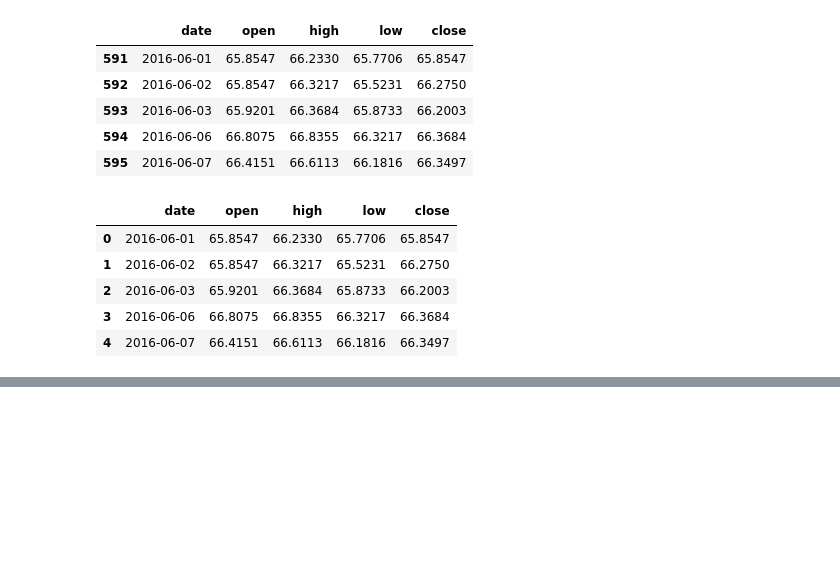
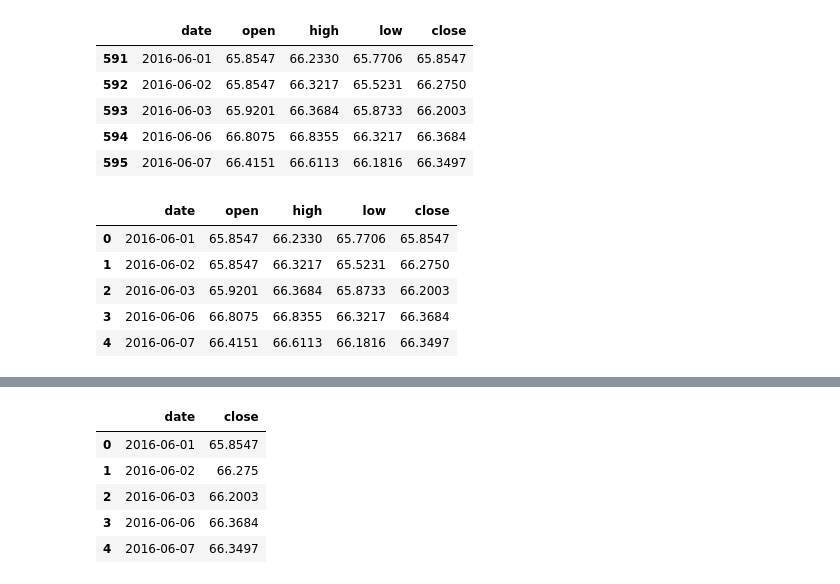
Before and after one commit to sankmish/Keras-Stock-Predictor, a Jupyter notebook: filter_data_and_models.ipynb, the cells around one changed output, grey strips where cells are left out. Saved outputs shown, nothing was run; the diff lists cells and outputs as text; code cells hidden in the pictures; blank space fills up the shorter version.

```diff
--- a/filter_data_and_models.ipynb
+++ b/filter_data_and_models.ipynb
@@ -33,3 +35,7 @@ startDateIndex = startDate.index.tolist()
 print(startDateIndex[0])
 # %% [output]
 591
+# %%
+endDateTrain = unfilteredData.loc[unfilteredData["date"] == "2018-06-01"]
+endDateTrainIndex = endDateTrain.index.tolist()
+print(endDateTrainIndex[0])
@@ -56,0 +83,10 @@ filteredData.head()
+# %%
+movingAverageTrainData = movingAverageData.loc[:(trainEndIndex-1)]
+movingAverageTrainData.head()
+# %% [output]
+|  | date | close |
+| 0 | 2016-06-01 | 65.8547 |
+| 1 | 2016-06-02 | 66.275 |
+| 2 | 2016-06-03 | 66.2003 |
+| 3 | 2016-06-06 | 66.3684 |
+| 4 | 2016-06-07 | 66.3497 |
```
Also changed, not shown: parts of 10 cells of this notebook.
